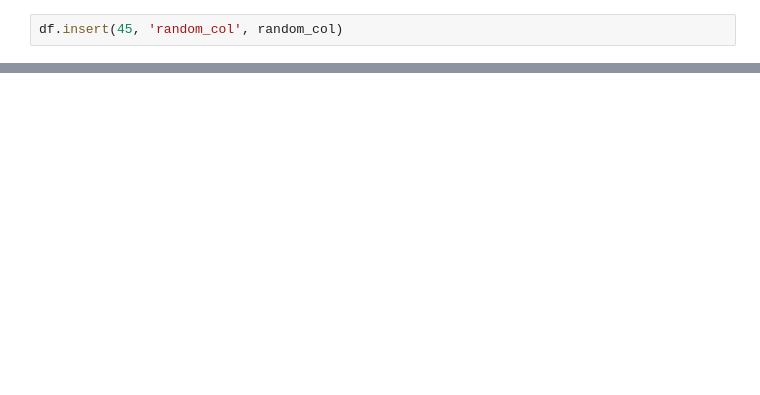
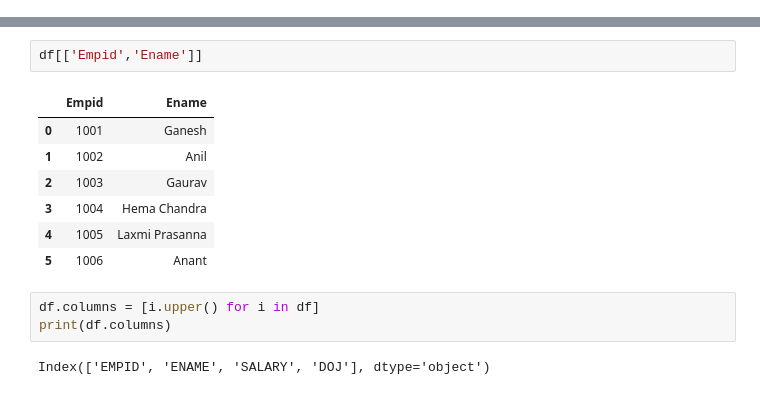
Before and after one commit to Akshitha145/Pandas, a Jupyter notebook: pandas.ipynb, the cells around one changed output, grey strips where cells are left out. Drawn from its saved outputs; the diff is of its cells as text; blank space fills up the shorter version.

```diff
--- a/pandas.ipynb
+++ b/pandas.ipynb
@@ -285,2 +64,0 @@ I will insert this array as a column in the DataFrame df at column 3 position. R
-# %%
-df.insert(45, 'random_col', random_col)
@@ -853,0 +76,15 @@ df1
+# %%
+df[['Empid','Ename']]
+# %% [output]
+|  | Empid | Ename |
+| 0 | 1001 | Ganesh |
+| 1 | 1002 | Anil |
+| 2 | 1003 | Gaurav |
+| 3 | 1004 | Hema Chandra |
+| 4 | 1005 | Laxmi Prasanna |
+| 5 | 1006 | Anant |
+# %%
+df.columns = [i.upper() for i in df]
+print(df.columns)
+# %% [output]
+Index(['EMPID', 'ENAME', 'SALARY', 'DOJ'], dtype='object')
```
Also changed, not shown: parts of 123 cells of this notebook.
